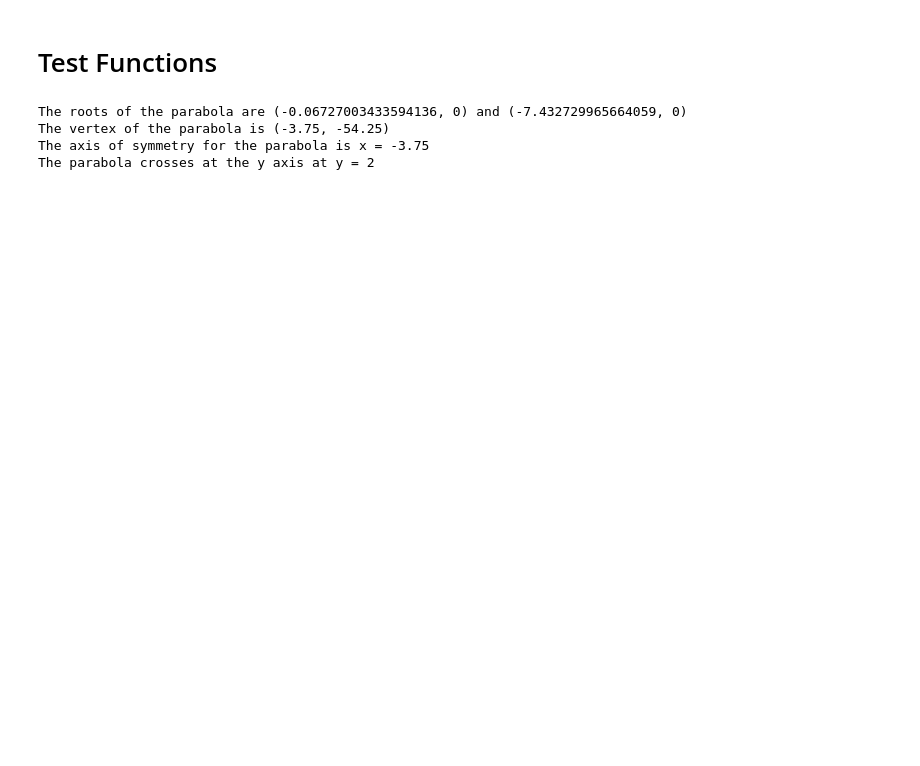
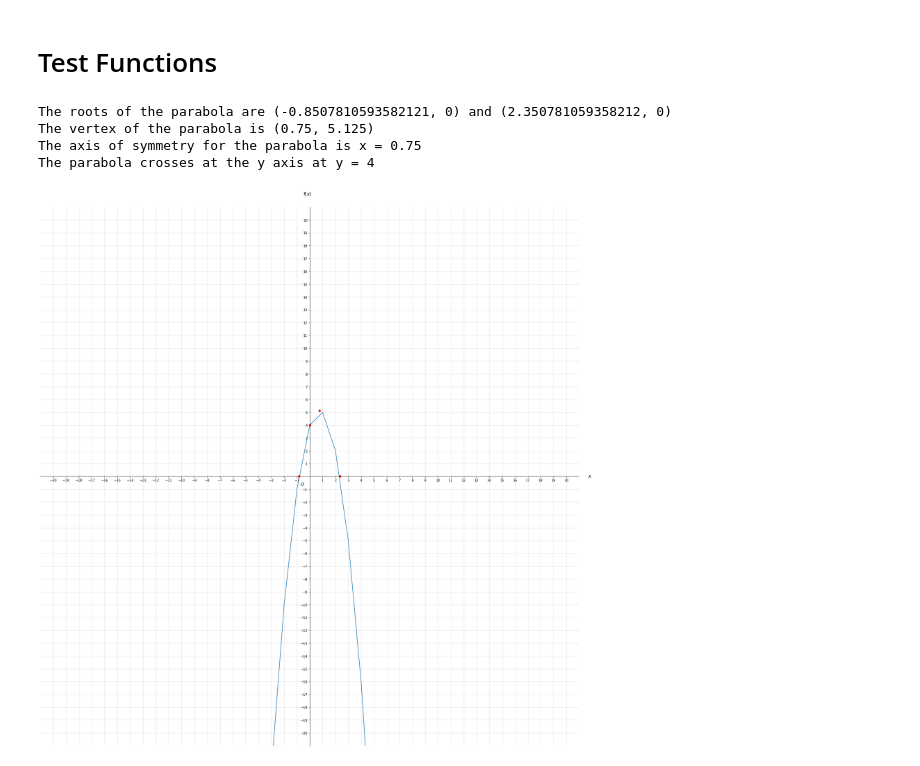
Before and after one commit to VejayDrepaul/Quadratic-Equation-Solver, a Jupyter notebook: test.ipynb, the cells around one changed output. Drawn from its saved outputs; the diff is of its cells as text; code cells hidden in the pictures; blank space fills up the shorter version.

```diff
--- a/test.ipynb
+++ b/test.ipynb
@@ -28,9 +70,10 @@ def test(a, b, c):
 # %% [markdown]
 # Test Functions
-# %%
-test(4, 30, 2)
-# %% [output]
-The roots of the parabola are (-0.06727003433594136, 0) and (-7.432729965664059, 0)
-The vertex of the parabola is (-3.75, -54.25)
-The axis of symmetry for the parabola is x = -3.75
-The parabola crosses at the y axis at y = 2
+# %%
+solve(-2, 3, 4)
+# %% [output]
+The roots of the parabola are (-0.8507810593582121, 0) and (2.350781059358212, 0)
+The vertex of the parabola is (0.75, 5.125)
+The axis of symmetry for the parabola is x = 0.75
+The parabola crosses at the y axis at y = 4
+[figure, added]
```
Also changed, not shown: parts of 2 cells of this notebook.
